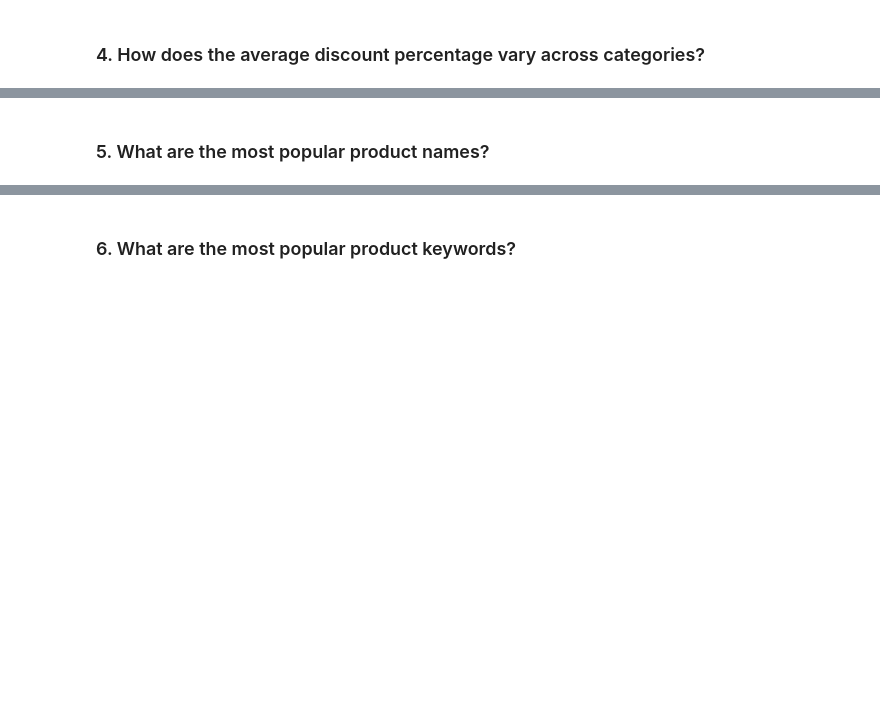
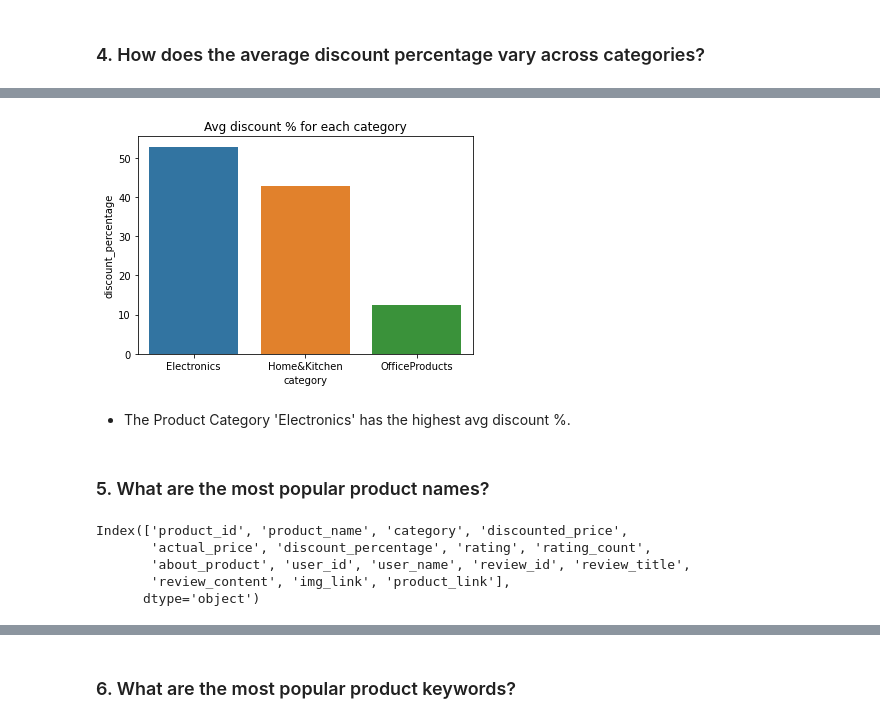
Before and after one commit to Noorain-Raza-coder/EDA-AmazonSales-Spotify, a Jupyter notebook: AmazonSalesDataAnalysis.ipynb, the cells around one changed output, grey strips where cells are left out. Drawn from its saved outputs; the diff is of its cells as text; code cells hidden in the pictures; blank space fills up the shorter version.

```diff
--- a/AmazonSalesDataAnalysis.ipynb
+++ b/AmazonSalesDataAnalysis.ipynb
@@ -51,2 +420,10 @@ product_link: Qfficial website link of the product
+# %%
+sns.barplot(x = disCat['category'] , y = disCat['discount_percentage'])
+plt.title("Avg discount % for each category")
+plt.show()
+# %% [output]
+[figure, added]
+# %% [markdown]
+- The Product Category 'Electronics' has the highest avg discount %.
 # %% [markdown]
 ### 5. What are the most popular product names?
@@ -52,0 +433,8 @@ product_link: Qfficial website link of the product
+# %%
+df.columns
+# %% [output]
+Index(['product_id', 'product_name', 'category', 'discounted_price',
+       'actual_price', 'discount_percentage', 'rating', 'rating_count',
+       'about_product', 'user_id', 'user_name', 'review_id', 'review_title',
+       'review_content', 'img_link', 'product_link'],
+      dtype='object')
```
Also changed, not shown: parts of 53 cells of this notebook.
